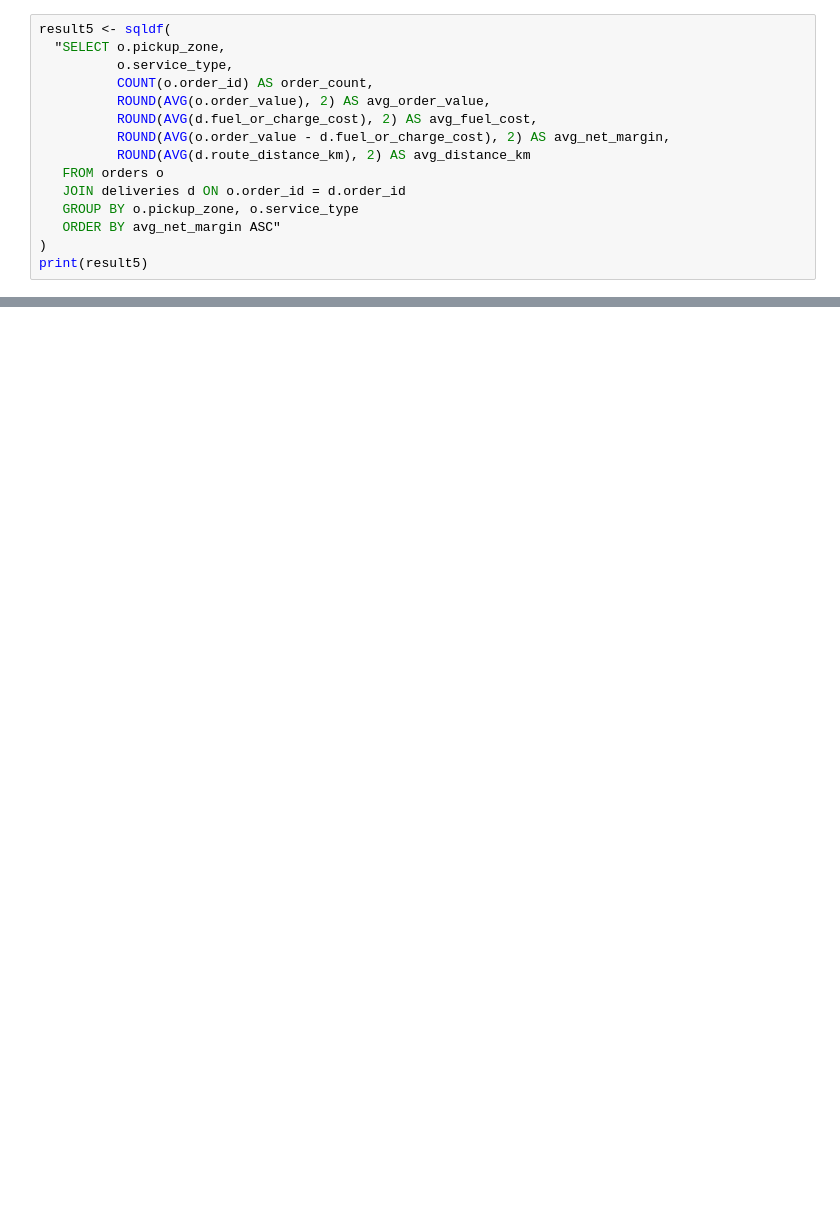
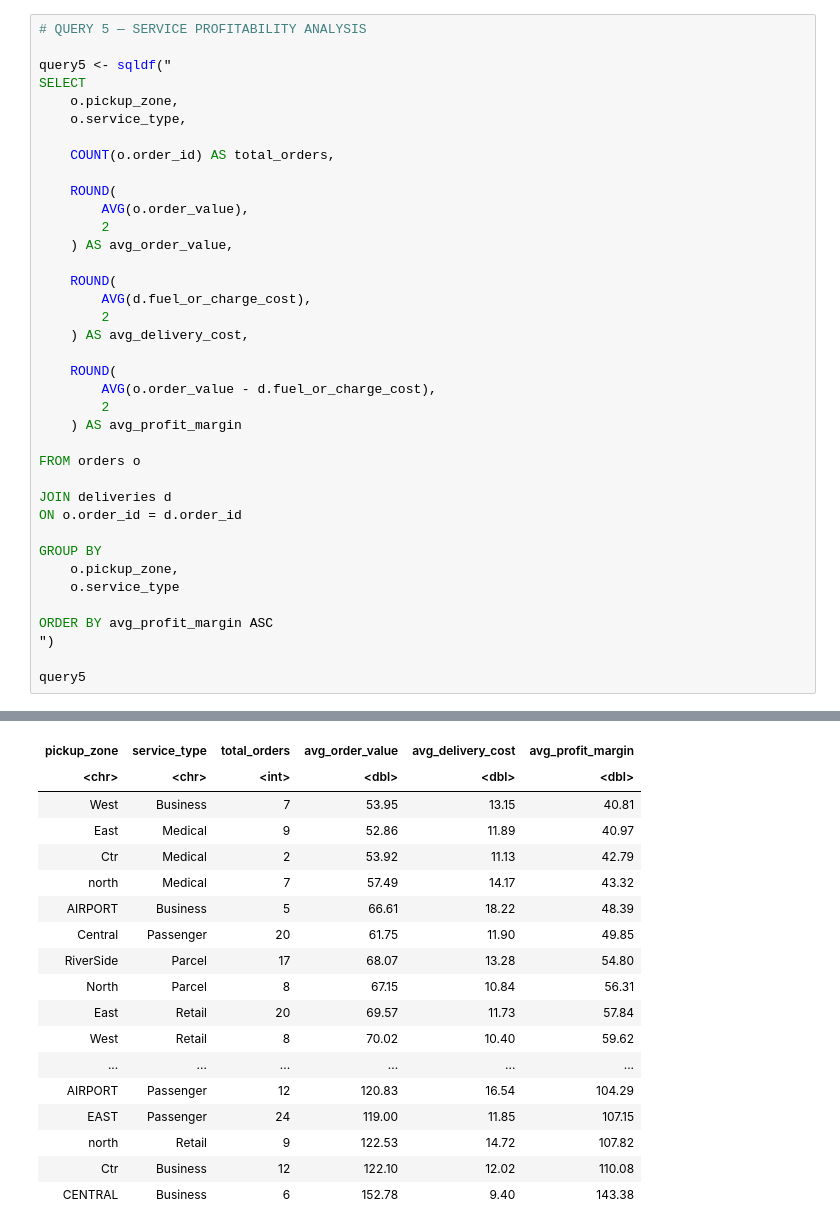
Before and after one commit to chithrakumardakshan-cloud/northstar-analytics, a Jupyter notebook: notebooks/01_sql_in_r.ipynb, the cells around one changed output, grey strips where cells are left out. Cells and saved outputs as stored; diff of their text form; blank space fills up the shorter version.

```diff
--- a/notebooks/01_sql_in_r.ipynb
+++ b/notebooks/01_sql_in_r.ipynb
@@ -171,16 +319,39 @@ print(result4)
 # %%
-result5 <- sqldf(
-  "SELECT o.pickup_zone,
-          o.service_type,
-          COUNT(o.order_id) AS order_count,
-          ROUND(AVG(o.order_value), 2) AS avg_order_value,
-          ROUND(AVG(d.fuel_or_charge_cost), 2) AS avg_fuel_cost,
-          ROUND(AVG(o.order_value - d.fuel_or_charge_cost), 2) AS avg_net_margin,
-          ROUND(AVG(d.route_distance_km), 2) AS avg_distance_km
-   FROM orders o
-   JOIN deliveries d ON o.order_id = d.order_id
-   GROUP BY o.pickup_zone, o.service_type
-   ORDER BY avg_net_margin ASC"
-)
-print(result5)
+# QUERY 5 — SERVICE PROFITABILITY ANALYSIS
+
+query5 <- sqldf("
+SELECT
+    o.pickup_zone,
+    o.service_type,
+
+    COUNT(o.order_id) AS total_orders,
+
+    ROUND(
+        AVG(o.order_value),
+        2
+    ) AS avg_order_value,
+
+    ROUND(
+        AVG(d.fuel_or_charge_cost),
+        2
+    ) AS avg_delivery_cost,
+
+    ROUND(
+        AVG(o.order_value - d.fuel_or_charge_cost),
+        2
+    ) AS avg_profit_margin
+
+FROM orders o
+
+JOIN deliveries d
+ON o.order_id = d.order_id
+
+GROUP BY
+    o.pickup_zone,
+    o.service_type
+
+ORDER BY avg_profit_margin ASC
+")
+
+query5
 # %% [output]
@@ -204 +359,19 @@ print(result5)
+| pickup_zone | service_type | total_orders | avg_order_value | avg_delivery_cost | avg_profit_margin |
+| <chr> | <chr> | <int> | <dbl> | <dbl> | <dbl> |
+| West | Business | 7 | 53.95 | 13.15 | 40.81 |
+| East | Medical | 9 | 52.86 | 11.89 | 40.97 |
+| Ctr | Medical | 2 | 53.92 | 11.13 | 42.79 |
+| north | Medical | 7 | 57.49 | 14.17 | 43.32 |
+| AIRPORT | Business | 5 | 66.61 | 18.22 | 48.39 |
+| Central | Passenger | 20 | 61.75 | 11.90 | 49.85 |
+| RiverSide | Parcel | 17 | 68.07 | 13.28 | 54.80 |
+| North | Parcel | 8 | 67.15 | 10.84 | 56.31 |
+| East | Retail | 20 | 69.57 | 11.73 | 57.84 |
+| West | Retail | 8 | 70.02 | 10.40 | 59.62 |
+| ... | ... | ... | ... | ... | ... |
+| AIRPORT | Passenger | 12 | 120.83 | 16.54 | 104.29 |
+| EAST | Passenger | 24 | 119.00 | 11.85 | 107.15 |
+| north | Retail | 9 | 122.53 | 14.72 | 107.82 |
+| Ctr | Business | 12 | 122.10 | 12.02 | 110.08 |
+| CENTRAL | Business | 6 | 152.78 | 9.40 | 143.38 |
 # %%
```
Also changed, not shown: parts of 9 cells of this notebook.
